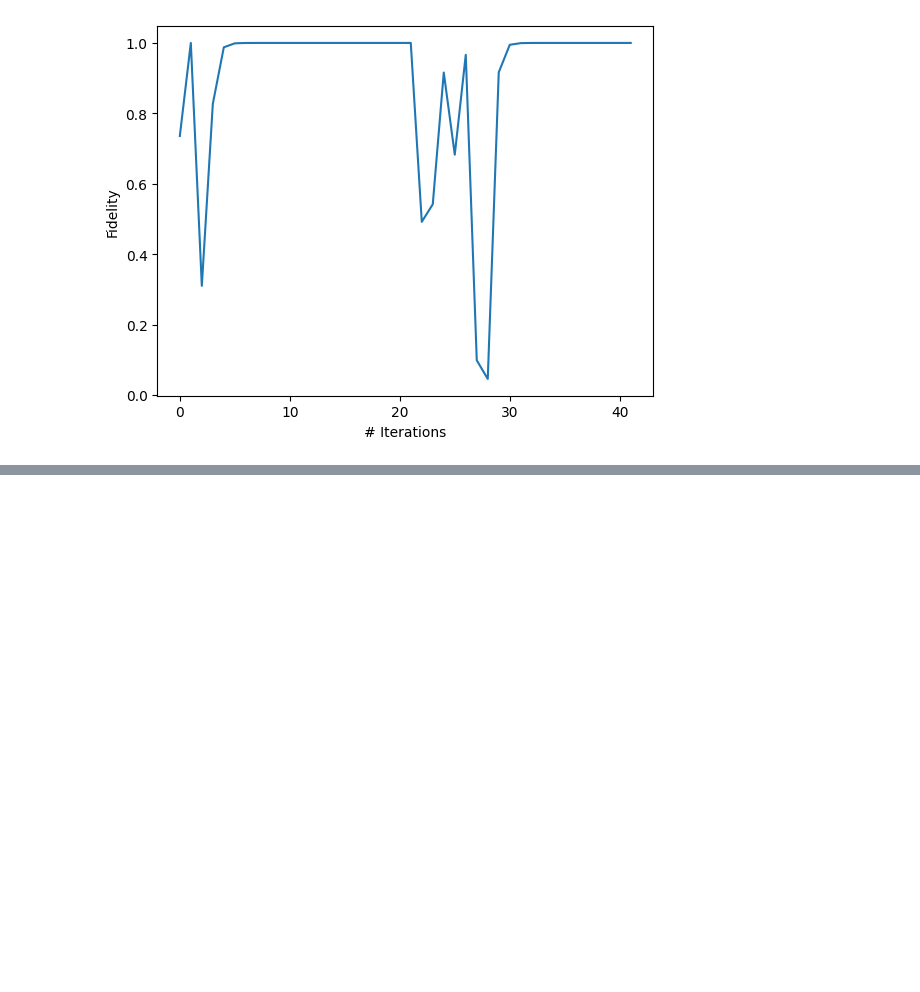
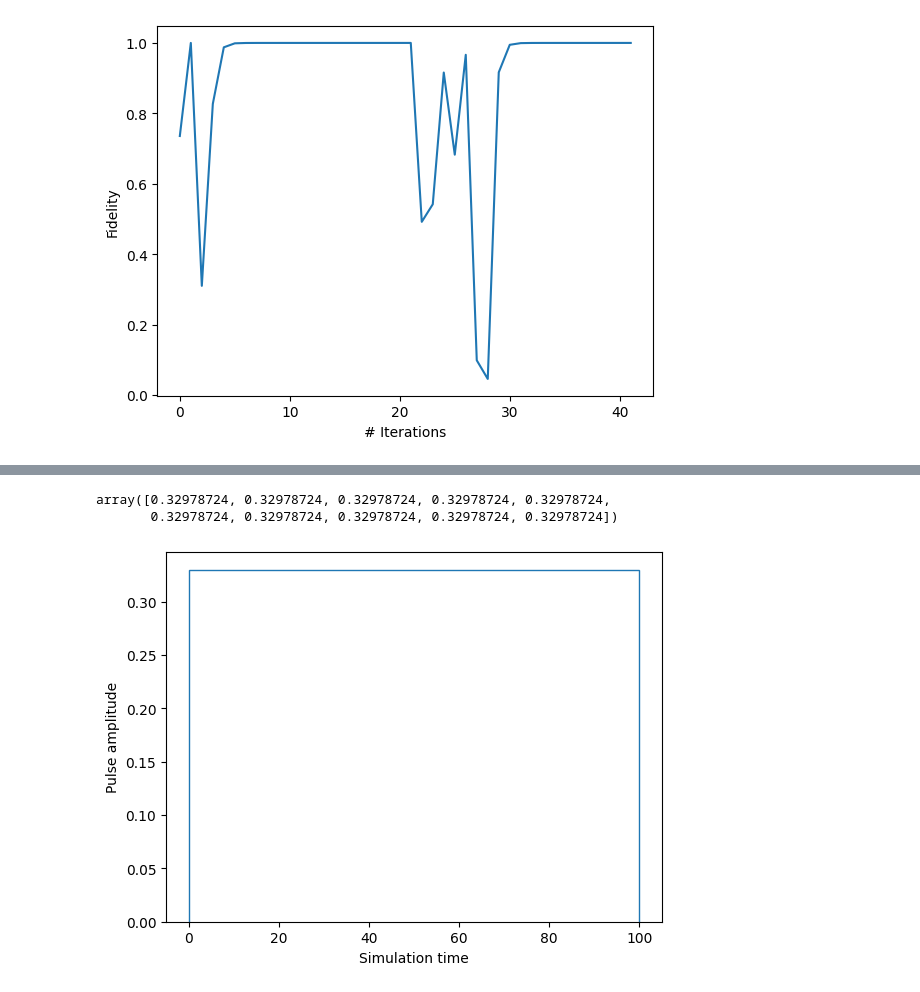
Before and after one commit to veronikakurth/qutip-qoc, a Jupyter notebook: notebooks/User_flow_basic.ipynb, the cells around one changed output, grey strips where cells are left out. Drawn from its saved outputs; the diff is of its cells as text; code cells hidden in the pictures; blank space fills up the shorter version.

Commit message:
Demo of basic usage of GRAPE for state transfer (no customization)

```diff
--- a/notebooks/User_flow_basic.ipynb
+++ b/notebooks/User_flow_basic.ipynb
@@ -182,0 +183,4 @@ plt.show()
+# %%
+parameterisation = PiecewiseConstant(K, times=times, amplitude_range=(0.1, None))
+algorithm = GRAPE(parameterisation)
+res_new = algorithm.solve(problem, initial_pulse)
@@ -182,0 +201,14 @@ plt.show()
+# %%
+res_new.optimized_pulses.ravel()
+# %% [output]
+array([0.32978724, 0.32978724, 0.32978724, 0.32978724, 0.32978724,
+       0.32978724, 0.32978724, 0.32978724, 0.32978724, 0.32978724])
+# %%
+t_edges = np.linspace(0, T, N + 1)
+plt.stairs(res_new.optimized_pulses.ravel(), t_edges)
+plt.xlabel("Simulation time")
+plt.ylabel("Pulse amplitude") # first and last points on the plot are plotting artifacts
+plt.show()
+# Well...
+# %% [output]
+[figure, added]
```
Also changed, not shown: parts of 5 cells of this notebook.
